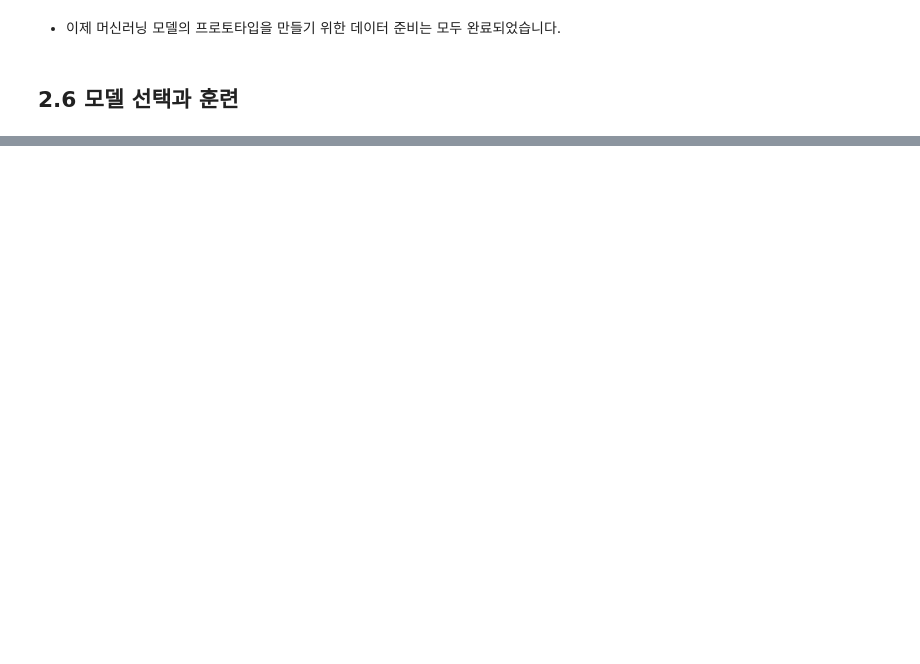
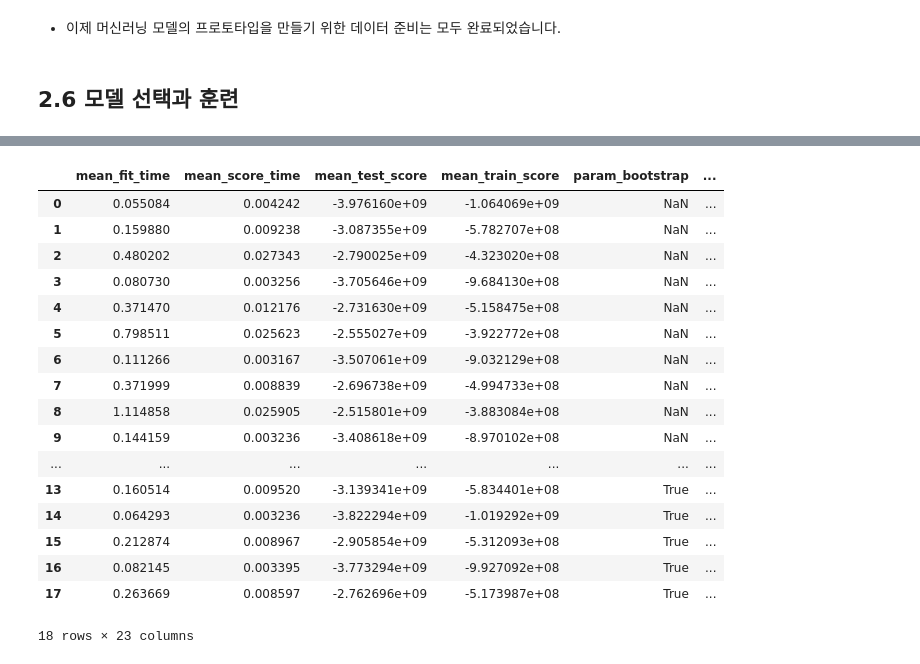
Before and after one commit to cloudallera/handson-ml, a Jupyter notebook: _mystudy/02_end_to_end_machine_learning_project.ipynb, the cells around one changed output, grey strips where cells are left out. Cells and saved outputs as stored; diff of their text form; code cells hidden in the pictures; blank space fills up the shorter version.

```diff
--- a/_mystudy/02_end_to_end_machine_learning_project.ipynb
+++ b/_mystudy/02_end_to_end_machine_learning_project.ipynb
@@ -1126,0 +1119,5 @@ array([[-1.15604281,  0.77194962,  0.74333089, ...,  0.        ,
+# %%
+from sklearn.linear_model import LinearRegression
+
+lin_reg = LinearRegression()
+lin_reg.fit(housing_prepared, housing_labels)
@@ -1126,0 +1157,10 @@ array([[-1.15604281,  0.77194962,  0.74333089, ...,  0.        ,
+# %%
+from sklearn.tree import DecisionTreeRegressor
+
+tree_reg = DecisionTreeRegressor()
+tree_reg.fit(housing_prepared, housing_labels)
+
+housing_predictions = tree_reg.predict(housing_prepared)
+tree_mse = mean_squared_error(housing_predictions, housing_labels)
+tree_rmse = np.sqrt(tree_mse)
+tree_rmse
@@ -1126,0 +1227,11 @@ array([[-1.15604281,  0.77194962,  0.74333089, ...,  0.        ,
+# %%
+from sklearn.ensemble import RandomForestRegressor
+
+forest_reg = RandomForestRegressor(n_estimators=10)
+forest_reg.fit(housing_prepared, housing_labels)
+
+# 전체 훈련 세트에 대한 RMSE
+housing_predictions = forest_reg.predict(housing_prepared)
+forest_mse = mean_squared_error(housing_predictions, housing_labels)
+forest_rmse = np.sqrt(forest_mse)
+forest_rmse
@@ -1126,0 +1305,15 @@ array([[-1.15604281,  0.77194962,  0.74333089, ...,  0.        ,
+# %%
+from sklearn.model_selection import GridSearchCV
+
+param_grid = [
+    {'n_estimators': [3, 10, 30], 'max_features': [2, 4, 6, 8]},
+    {'bootstrap': [True], 'n_estimators': [3, 10], 'max_features': [ 2, 3, 4]},
+]
+
+forest_reg = RandomForestRegressor(n_estimators=10)
+
+grid_search = GridSearchCV(forest_reg, param_grid, cv=5,
+                          scoring='neg_mean_squared_error',
+                          return_train_score=True)
+
+grid_search.fit(housing_prepared, housing_labels)
@@ -1126,0 +1374,21 @@ array([[-1.15604281,  0.77194962,  0.74333089, ...,  0.        ,
+# %%
+pd.DataFrame(grid_search.cv_results_)
+# %% [output]
+|  | mean_fit_time | mean_score_time | mean_test_score | mean_train_score | param_bootstrap | ... |
+| 0 | 0.055084 | 0.004242 | -3.976160e+09 | -1.064069e+09 | NaN | ... |
+| 1 | 0.159880 | 0.009238 | -3.087355e+09 | -5.782707e+08 | NaN | ... |
+| 2 | 0.480202 | 0.027343 | -2.790025e+09 | -4.323020e+08 | NaN | ... |
+| 3 | 0.080730 | 0.003256 | -3.705646e+09 | -9.684130e+08 | NaN | ... |
+| 4 | 0.371470 | 0.012176 | -2.731630e+09 | -5.158475e+08 | NaN | ... |
+| 5 | 0.798511 | 0.025623 | -2.555027e+09 | -3.922772e+08 | NaN | ... |
+| 6 | 0.111266 | 0.003167 | -3.507061e+09 | -9.032129e+08 | NaN | ... |
+| 7 | 0.371999 | 0.008839 | -2.696738e+09 | -4.994733e+08 | NaN | ... |
+| 8 | 1.114858 | 0.025905 | -2.515801e+09 | -3.883084e+08 | NaN | ... |
+| 9 | 0.144159 | 0.003236 | -3.408618e+09 | -8.970102e+08 | NaN | ... |
+| ... | ... | ... | ... | ... | ... | ... |
+| 13 | 0.160514 | 0.009520 | -3.139341e+09 | -5.834401e+08 | True | ... |
+| 14 | 0.064293 | 0.003236 | -3.822294e+09 | -1.019292e+09 | True | ... |
+| 15 | 0.212874 | 0.008967 | -2.905854e+09 | -5.312093e+08 | True | ... |
+| 16 | 0.082145 | 0.003395 | -3.773294e+09 | -9.927092e+08 | True | ... |
+| 17 | 0.263669 | 0.008597 | -2.762696e+09 | -5.173987e+08 | True | ... |
+18 rows × 23 columns
```
Also changed, not shown: parts of 48 cells of this notebook, 1 other file.
